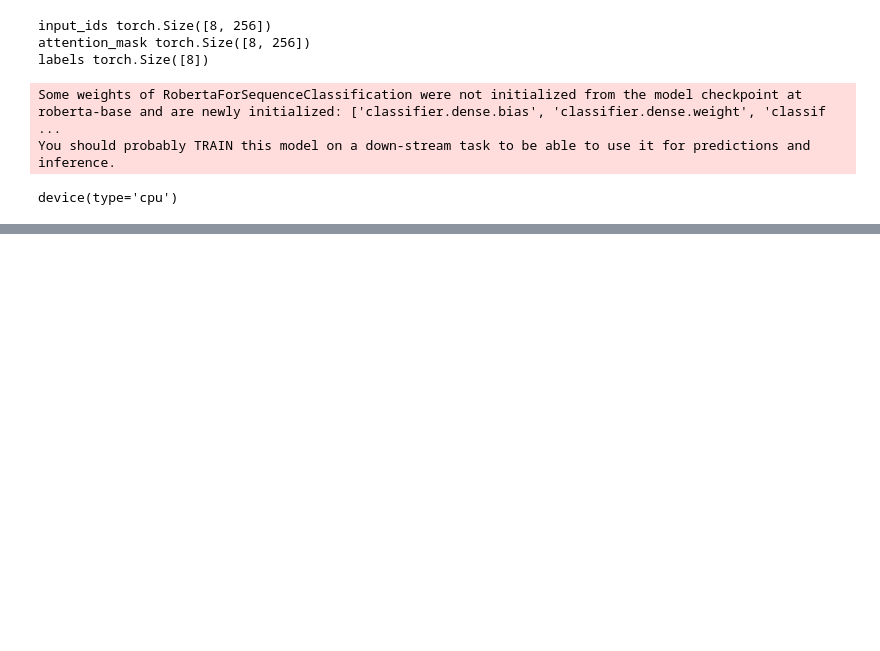
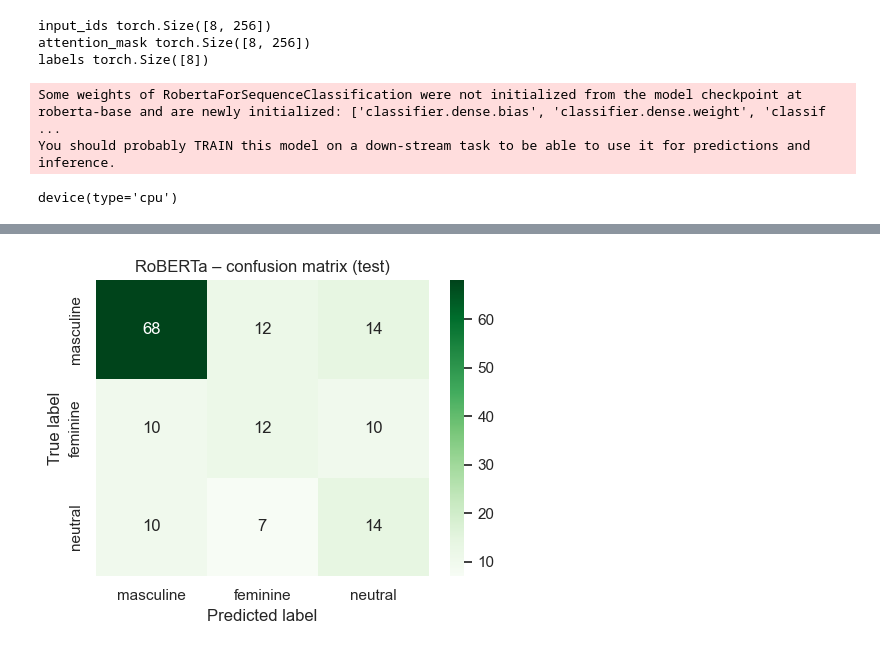
Before and after one commit to Tunzir12/TDDE16-TextMining-Project, a Jupyter notebook: project.ipynb, the cells around one changed output, grey strips where cells are left out. Saved outputs shown, nothing was run; the diff lists cells and outputs as text; code cells hidden in the pictures; blank space fills up the shorter version.

```diff
--- a/project.ipynb
+++ b/project.ipynb
@@ -483,0 +559,20 @@ weighted avg       0.46      0.60      0.50       157
+# %%
+id2label = {0: 'masculine', 1: 'feminine', 2: 'neutral'}
+
+y_test_true_labels = [id2label[i] for i in y_test_true_ids]
+y_test_pred_labels = [id2label[i] for i in y_test_pred_ids]
+
+cm_roberta = confusion_matrix(y_test_true_labels, y_test_pred_labels, labels=labels_order)
+
+plt.figure(figsize=(5,4))
+sns.heatmap(cm_roberta, annot=True, fmt='d',
+            xticklabels=labels_order,
+            yticklabels=labels_order,
+            cmap='Greens')
+plt.xlabel('Predicted label')
+plt.ylabel('True label')
+plt.title('RoBERTa – confusion matrix (test)')
+plt.tight_layout()
+plt.show()
+# %% [output]
+[figure, added]
```
Also changed, not shown: parts of 27 cells of this notebook.
